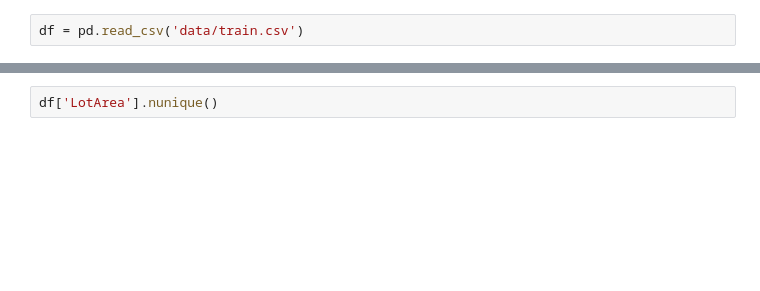
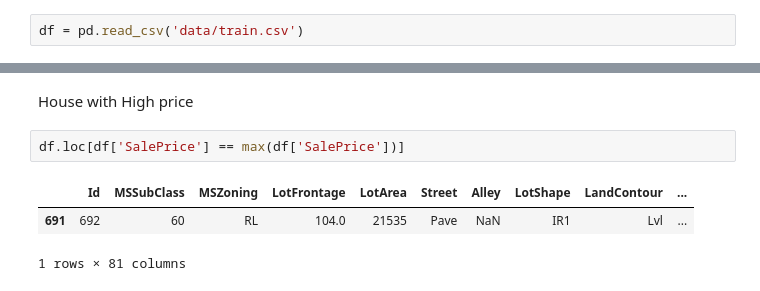
Before and after one commit to UbaleSachin/Housing-Prices, a Jupyter notebook: notebook/EDA.ipynb, the cells around one changed output, grey strips where cells are left out. Saved outputs shown, nothing was run; the diff lists cells and outputs as text; blank space fills up the shorter version.

```diff
--- a/notebook/EDA.ipynb
+++ b/notebook/EDA.ipynb
@@ -34,2 +204,8 @@ print(num,"number of numeric features: ", len(num))
-# %%
-df['LotArea'].nunique()
+# %% [markdown]
+House with High price
+# %%
+df.loc[df['SalePrice'] == max(df['SalePrice'])]
+# %% [output]
+|  | Id | MSSubClass | MSZoning | LotFrontage | LotArea | Street | Alley | LotShape | LandContour | ... |
+| 691 | 692 | 60 | RL | 104.0 | 21535 | Pave | NaN | IR1 | Lvl | ... |
+1 rows × 81 columns
```
Also changed, not shown: parts of 33 cells of this notebook, 6 other files.
